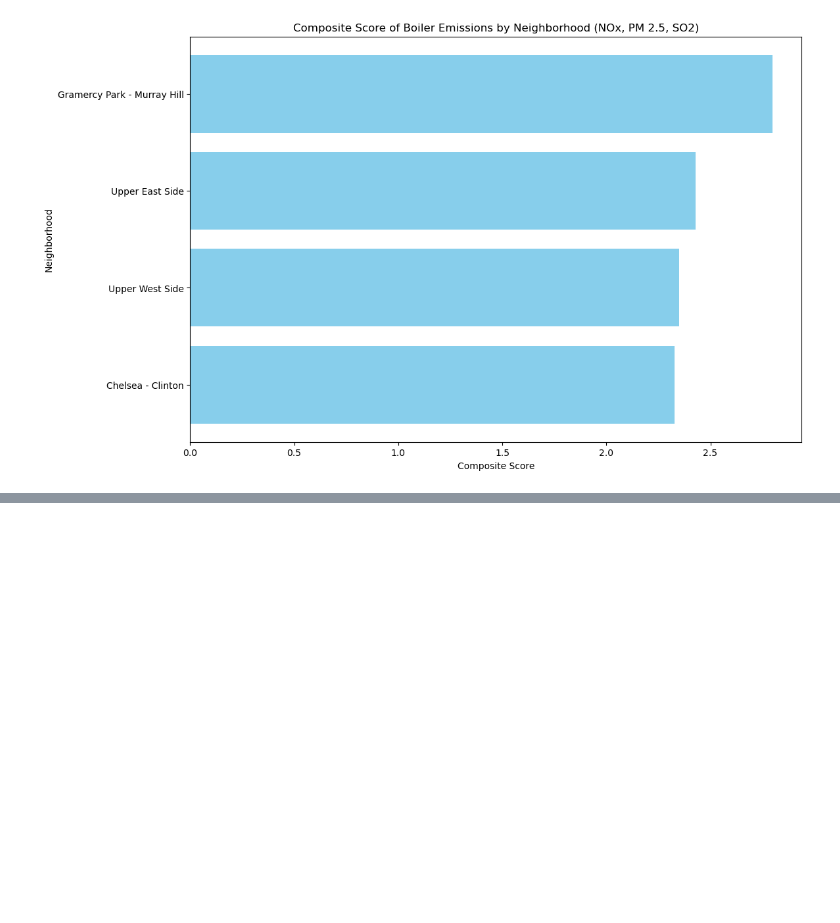
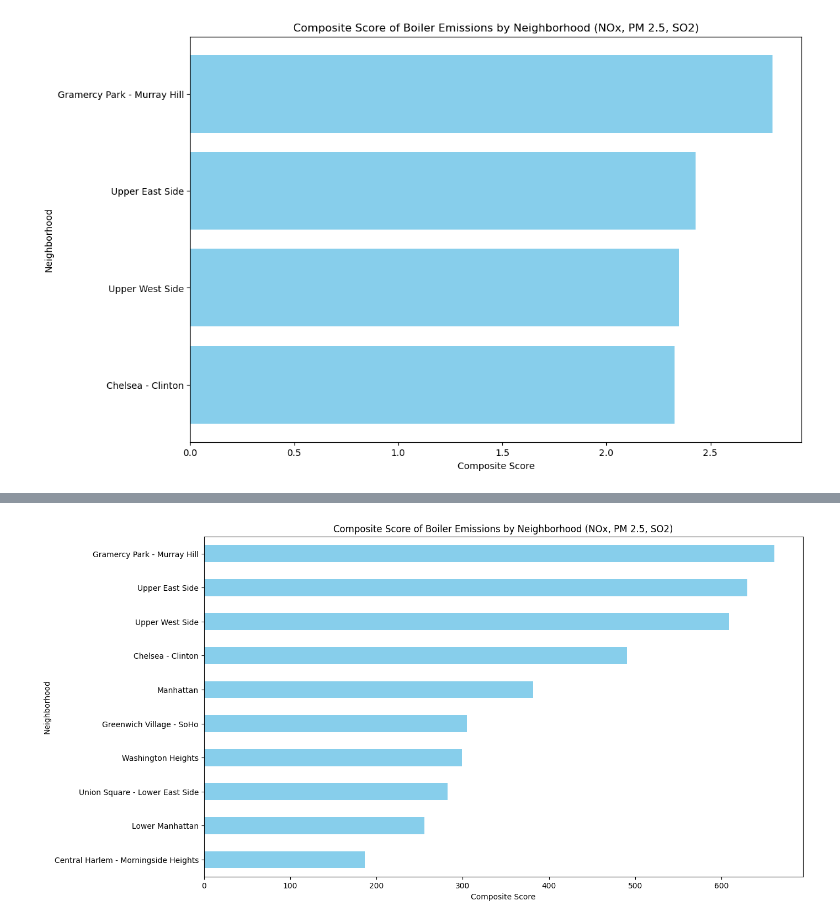
Before and after one commit to krishnamistry46/Project-4-Team-3, a Jupyter notebook: Analysis.ipynb, the cells around one changed output, grey strips where cells are left out. Saved outputs shown, nothing was run; the diff lists cells and outputs as text; code cells hidden in the pictures; blank space fills up the shorter version.

```diff
--- a/Analysis.ipynb
+++ b/Analysis.ipynb
@@ -360,0 +392,42 @@ plt.show()
+# %%
+import pandas as pd
+import matplotlib.pyplot as plt
+
+# Load the dataset
+data_path = r'C:\Users\n.rennie\Documents\Project 4\Project-4-Team-3\Air_Quality_20240807.csv'
+air_quality_data = pd.read_csv(data_path)
+
+# Filter data specifically for boiler emissions of SO2, NOx, and PM 2.5
+boiler_emissions = air_quality_data[air_quality_data['Name'].isin([
+    'Boiler Emissions- Total SO2 Emissions',
+    'Boiler Emissions- Total NOx Emissions',
+    'Boiler Emissions- Total PM 2.5 Emissions'
+])]
+
+# Pivot the data to have pollutants as columns
+pivot_df = boiler_emissions.pivot_table(
+    index='Geo Place Name',
+    columns='Name',
+    values='Data Value',
+    aggfunc='sum'
+)
+
+# Fill any missing values with 0
+pivot_df = pivot_df.fillna(0)
+
+# Calculate a composite score (sum of SO2, NOx, and PM 2.5 emissions)
+pivot_df['Composite Score'] = pivot_df.sum(axis=1)
+
+# Sort by composite score and select the top 10 neighborhoods
+top_10_neighborhoods = pivot_df.sort_values(by='Composite Score', ascending=False).head(10)
+
+# Plot a bar chart for the top 10 neighborhoods based on the composite score
+plt.figure(figsize=(14, 8))
+top_10_neighborhoods['Composite Score'].plot(kind='barh', color='skyblue')
+plt.title('Composite Score of Boiler Emissions by Neighborhood (NOx, PM 2.5, SO2)')
+plt.xlabel('Composite Score')
+plt.ylabel('Neighborhood')
+plt.gca().invert_yaxis()  # Invert the y-axis to show the highest score at the top
+plt.show()
+# %% [output]
+[figure, added]
```
Also changed, not shown: parts of 8 cells of this notebook, 3 other files.
